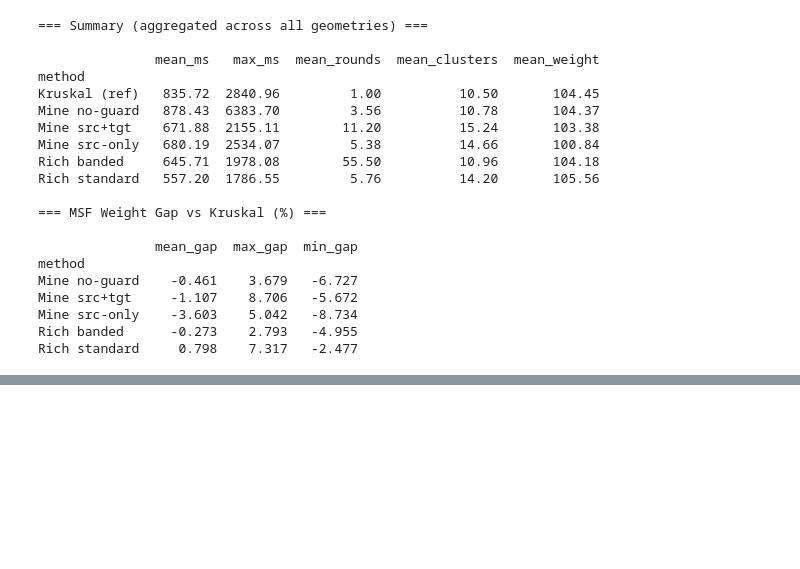
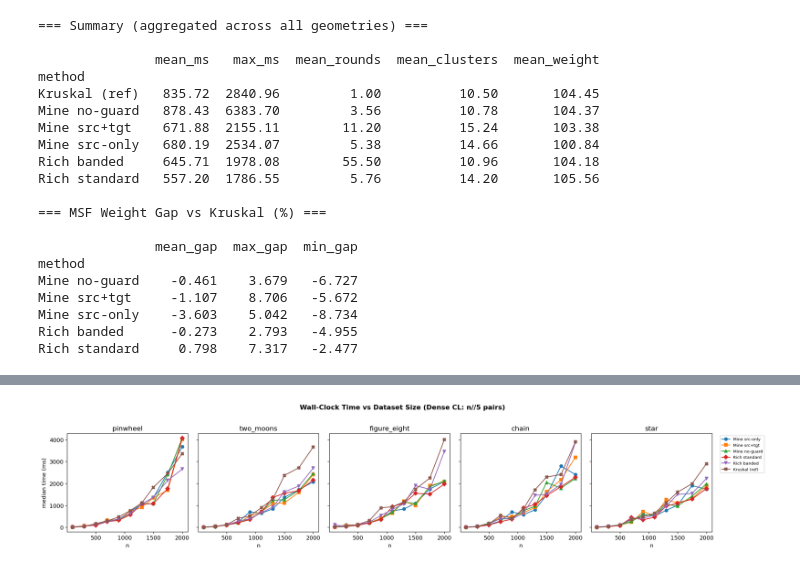
Before and after one commit to kareef928/fast_hdbscan, a Jupyter notebook: benchmark_scaling_v2.ipynb, the cells around one changed output, grey strips where cells are left out. Saved outputs shown, nothing was run; the diff lists cells and outputs as text; code cells hidden in the pictures; blank space fills up the shorter version.

```diff
--- a/benchmark_scaling_v2.ipynb
+++ b/benchmark_scaling_v2.ipynb
@@ -565,0 +787,91 @@ Rich standard     0.798    7.317   -2.477
+# %%
+# ── Dense CL: All 4 plots ──
+df_d = pd.DataFrame(results_dense)
+
+# Plot 1: Time vs n (dense)
+fig, axes = plt.subplots(1, len(geos), figsize=(4*len(geos), 4), sharey=True)
+if len(geos) == 1:
+    axes = [axes]
+for ax, geo in zip(axes, geos):
+    sub = df_d[df_d.geometry == geo]
+    for method in df_d.method.unique():
+        ms = sub[sub.method == method]
+        ax.plot(ms.n, ms.median_ms, marker=method_markers[method],
+                color=method_colors[method], label=method, linewidth=1.5)
+    ax.set_title(geo)
+    ax.set_xlabel('n')
+    if ax == axes[0]:
+        ax.set_ylabel('median time (ms)')
+axes[-1].legend(bbox_to_anchor=(1.05, 1), loc='upper left', fontsize=8)
+fig.suptitle('Wall-Clock Time vs Dataset Size (Dense CL: n//5 pairs)', fontweight='bold', y=1.02)
+plt.tight_layout()
+plt.show()
+
+# Plot 2: Rounds vs n (dense)
+fig, axes = plt.subplots(1, len(geos), figsize=(4*len(geos), 4), sharey=True)
+if len(geos) == 1:
+    axes = [axes]
+for ax, geo in zip(axes, geos):
+    sub = df_d[df_d.geometry == geo]
+    for method in df_d.method.unique():
+        if method == 'Kruskal (ref)':
+            continue
+        ms = sub[sub.method == method]
+        ax.plot(ms.n, ms.n_rounds, marker=method_markers[method],
+                color=method_colors[method], label=method, linewidth=1.5)
+    ax.set_title(geo)
+    ax.set_xlabel('n')
+    if ax == axes[0]:
+        ax.set_ylabel('# Borůvka rounds')
+axes[-1].legend(bbox_to_anchor=(1.05, 1), loc='upper left', fontsize=8)
+fig.suptitle('Borůvka Rounds vs Dataset Size (Dense CL)', fontweight='bold', y=1.02)
+plt.tight_layout()
+plt.show()
+
+# Plot 3: Weight gap (dense)
+kw_d = df_d[df_d.method == 'Kruskal (ref)'][['geometry', 'n', 'msf_weight']].copy()
+kw_d.rename(columns={'msf_weight': 'kruskal_weight'}, inplace=True)
+df2_d = df_d.merge(kw_d, on=['geometry', 'n'])
+df2_d['weight_gap_pct'] = (df2_d.msf_weight - df2_d.kruskal_weight) / df2_d.kruskal_weight * 100
+
+fig, axes = plt.subplots(1, len(geos), figsize=(4*len(geos), 4), sharey=True)
+if len(geos) == 1:
+    axes = [axes]
+for ax, geo in zip(axes, geos):
+    sub = df2_d[df2_d.geometry == geo]
+    for method in df2_d.method.unique():
+        if method == 'Kruskal (ref)':
+            continue
+        ms = sub[sub.method == method]
+        ax.plot(ms.n, ms.weight_gap_pct, marker=method_markers[method],
+                color=method_colors[method], label=method, linewidth=1.5)
+    ax.axhline(0, color='grey', linestyle='--', alpha=0.5)
+    ax.set_title(geo)
+    ax.set_xlabel('n')
+    if ax == axes[0]:
+        ax.set_ylabel('MSF weight gap vs Kruskal (%)')
+axes[-1].legend(bbox_to_anchor=(1.05, 1), loc='upper left', fontsize=8)
+fig.suptitle('MSF Weight Gap vs Optimal (Dense CL)', fontweight='bold', y=1.02)
+plt.tight_layout()
+plt.show()
+
+# Plot 4: Clusters vs n (dense)
+fig, axes = plt.subplots(1, len(geos), figsize=(4*len(geos), 4), sharey=True)
+if len(geos) == 1:
+    axes = [axes]
+for ax, geo in zip(axes, geos):
+    sub = df_d[df_d.geometry == geo]
+    for method in df_d.method.unique():
+        ms = sub[sub.method == method]
+        ax.plot(ms.n, ms.n_clusters, marker=method_markers[method],
+                color=method_colors[method], label=method, linewidth=1.5)
+    ax.set_title(geo)
+    ax.set_xlabel('n')
+    if ax == axes[0]:
+        ax.set_ylabel('# clusters')
+axes[-1].legend(bbox_to_anchor=(1.05, 1), loc='upper left', fontsize=8)
+fig.suptitle('Number of Clusters vs Dataset Size (Dense CL)', fontweight='bold', y=1.02)
+plt.tight_layout()
+plt.show()
+# %% [output]
+[figure, added]
```
Also changed, not shown: parts of 23 cells of this notebook.
